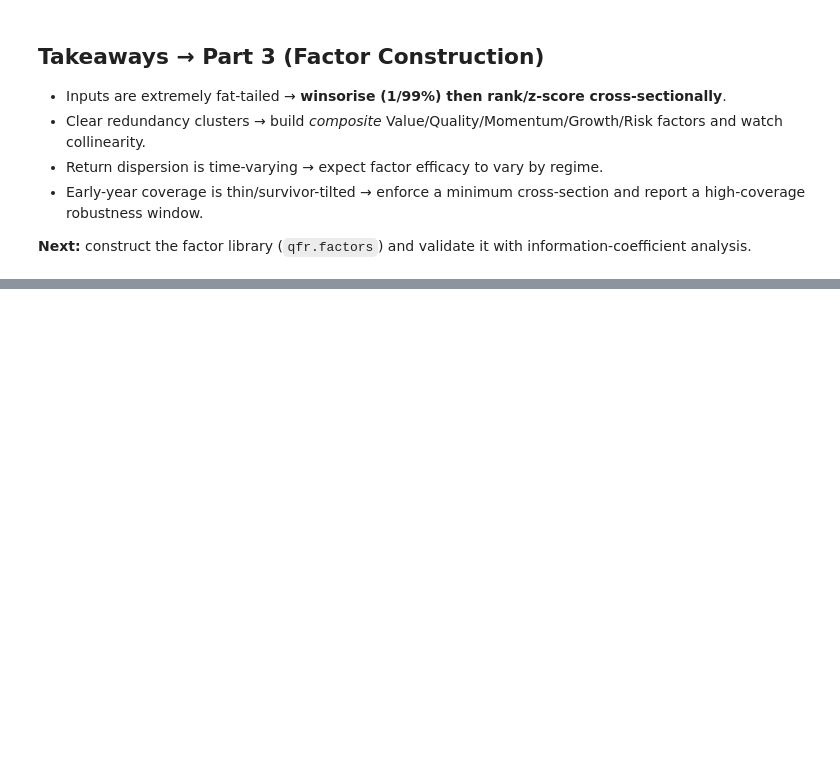
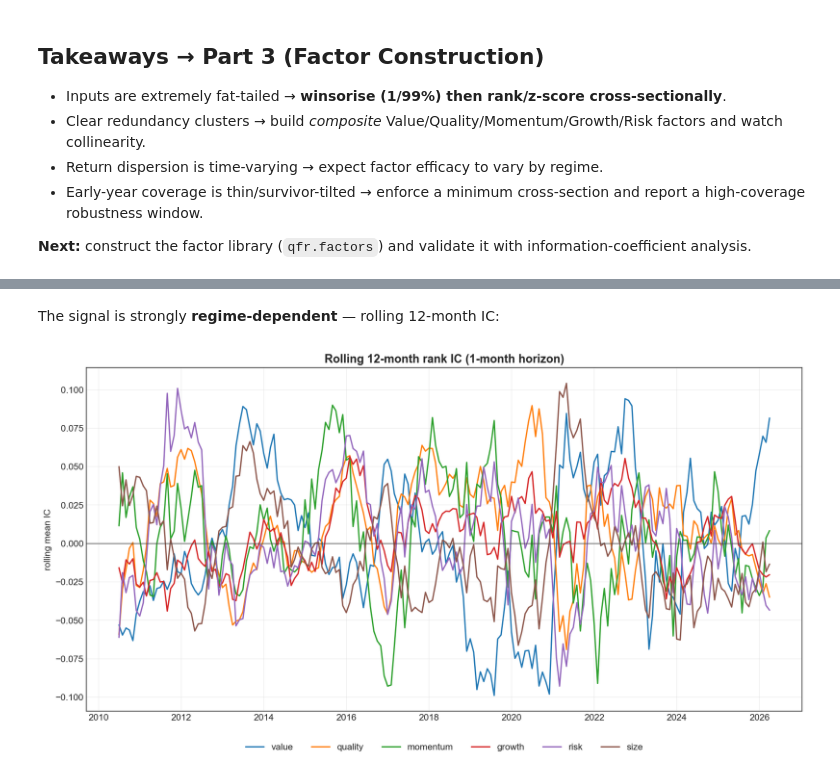
Before and after one commit to Taff1887/quant-factor-ranking, a Jupyter notebook: notebooks/research.ipynb, the cells around one changed output, grey strips where cells are left out. Saved outputs shown, nothing was run; the diff lists cells and outputs as text; code cells hidden in the pictures; blank space fills up the shorter version.

```diff
--- a/notebooks/research.ipynb
+++ b/notebooks/research.ipynb
@@ -256,0 +334,6 @@ analysis.
+# %% [markdown]
+The signal is strongly **regime-dependent** — rolling 12-month IC:
+# %%
+Image(filename=str(CHARTS / '04_rolling_ic.png'))
+# %% [output]
+[figure, added]
```
Also changed, not shown: parts of 13 cells of this notebook.
